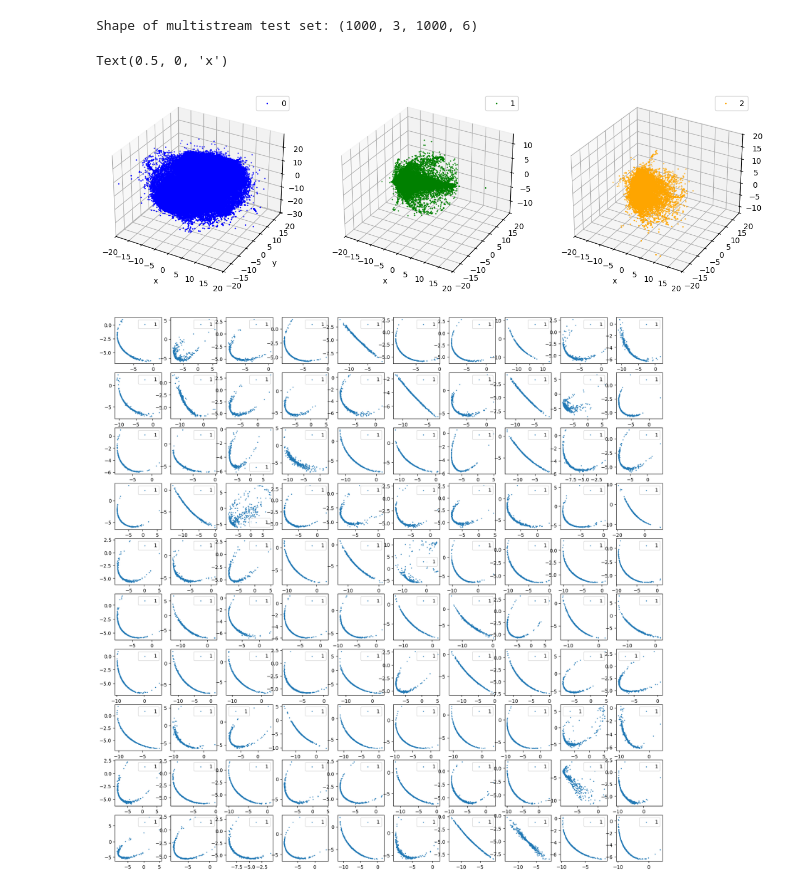
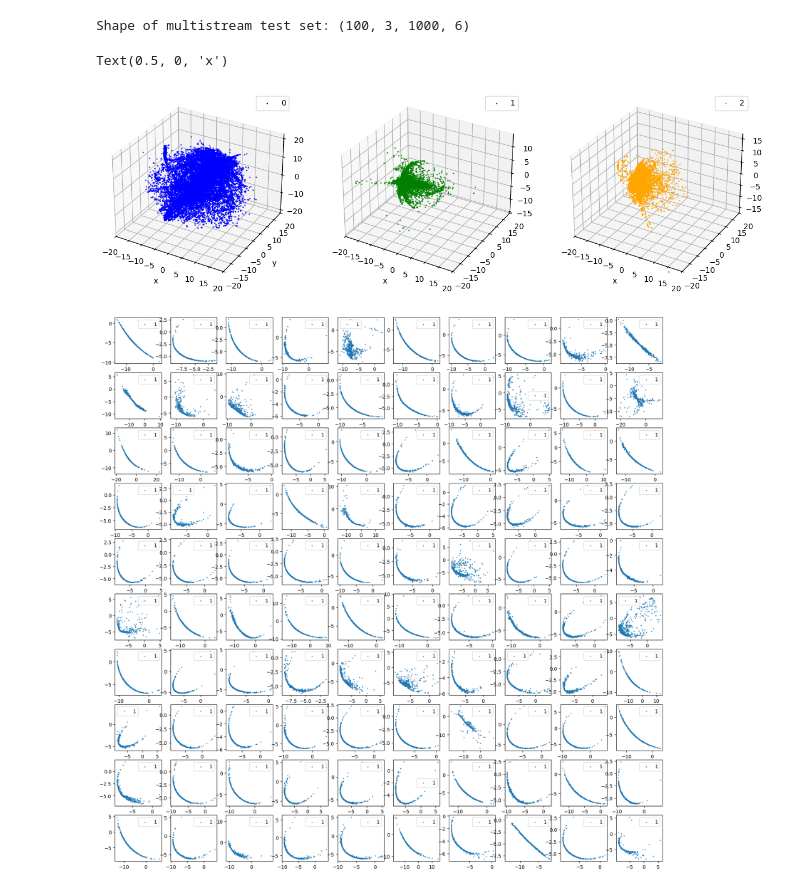
Before and after one commit to vepe99/diffusion-experiments, a Jupyter notebook: case_study5/project_stream/notebooks/visualize_multistream.ipynb, the cells around one changed output. Saved outputs shown, nothing was run; the diff lists cells and outputs as text; code cells hidden in the pictures.

```diff
--- a/case_study5/project_stream/notebooks/visualize_multistream.ipynb
+++ b/case_study5/project_stream/notebooks/visualize_multistream.ipynb
@@ -1,7 +1,7 @@
 # %%
 import numpy as np
 import matplotlib.pyplot as plt
-data = np.load('../data/streams/data_multistream_streamax/simulation_multistream_1000.npz')
+data = np.load('../data/streams/data_multistream_streamax/simulation_multistream_100.npz')
 multistream_test_set = data['sim_data_carthesian']
 print('Shape of multistream test set:', multistream_test_set.shape)  # Should be
 # multistream_test_set = multistream_test_set.reshape(-1,1000,6)  # Reshape to (n_simulations, n_streams, n_particles, 6)
@@ -29,19 +29,19 @@ ax3.set_xlim(-20, 20)
 ax3.set_ylim(-20, 20)
 ax3.set_xlabel('x')
 # %% [output]
-Shape of multistream test set: (1000, 3, 1000, 6)
+Shape of multistream test set: (100, 3, 1000, 6)
 Text(0.5, 0, 'x')
-[figure, old version]
+[figure, new version]
 # %%
 j = 1
 fig = plt.figure(figsize=(20, 20))
-for idx, i in enumerate(range(400, 500)):
+for idx, i in enumerate(range(0, 100)):
     sim_data = multistream_test_set[i, j]
 
     ax = fig.add_subplot(10, 10, idx+1)
     ax.scatter(sim_data[:, 0], sim_data[:, 1], s=1, label=f"{data['j'][i, j, 0]}")
     # ax.set_xlim(-20, 20)
     # ax.set_ylim(-20, 20)
     ax.legend()
 # %% [output]
-[figure, old version]
+[figure, new version]
```
Also changed, not shown: 13 other files.
